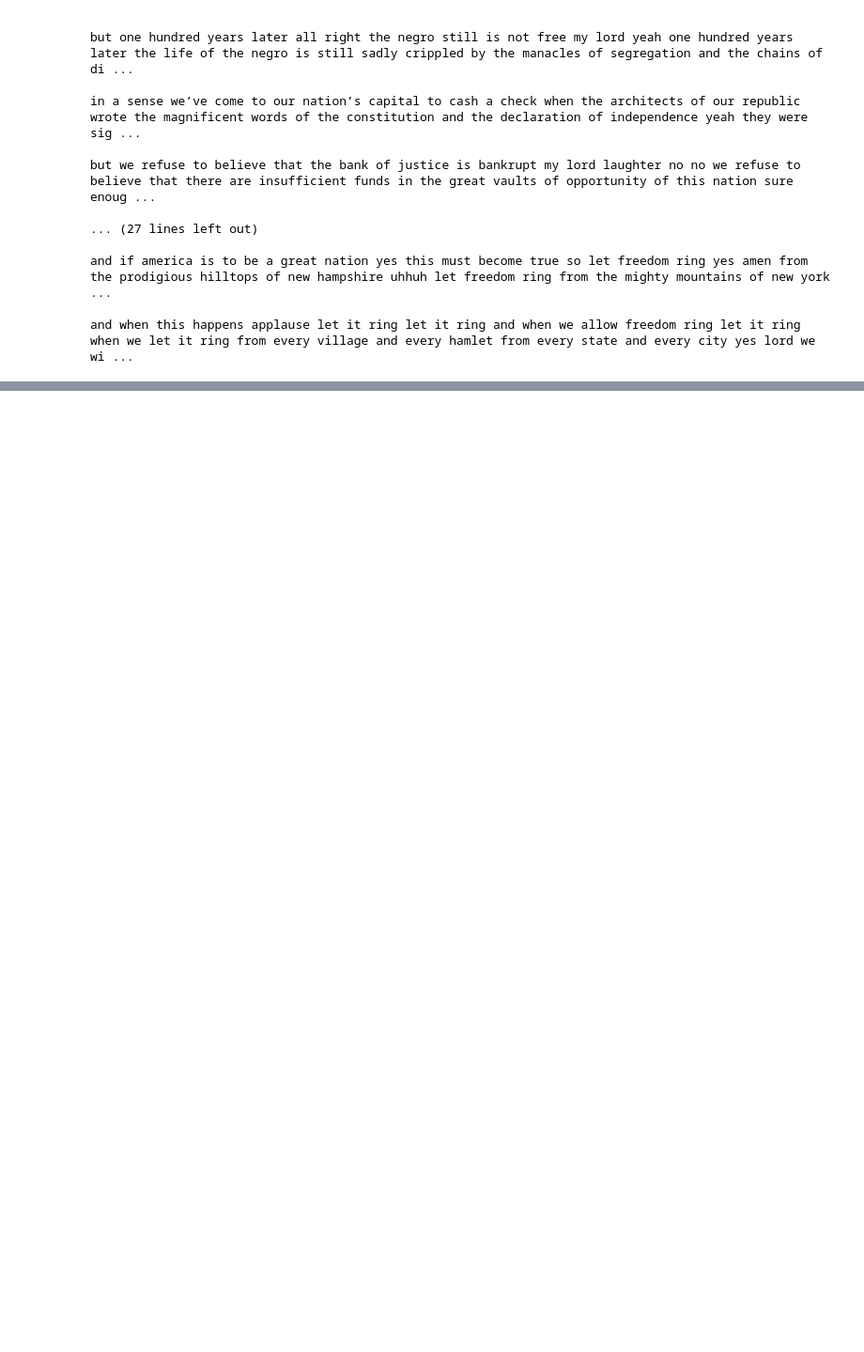
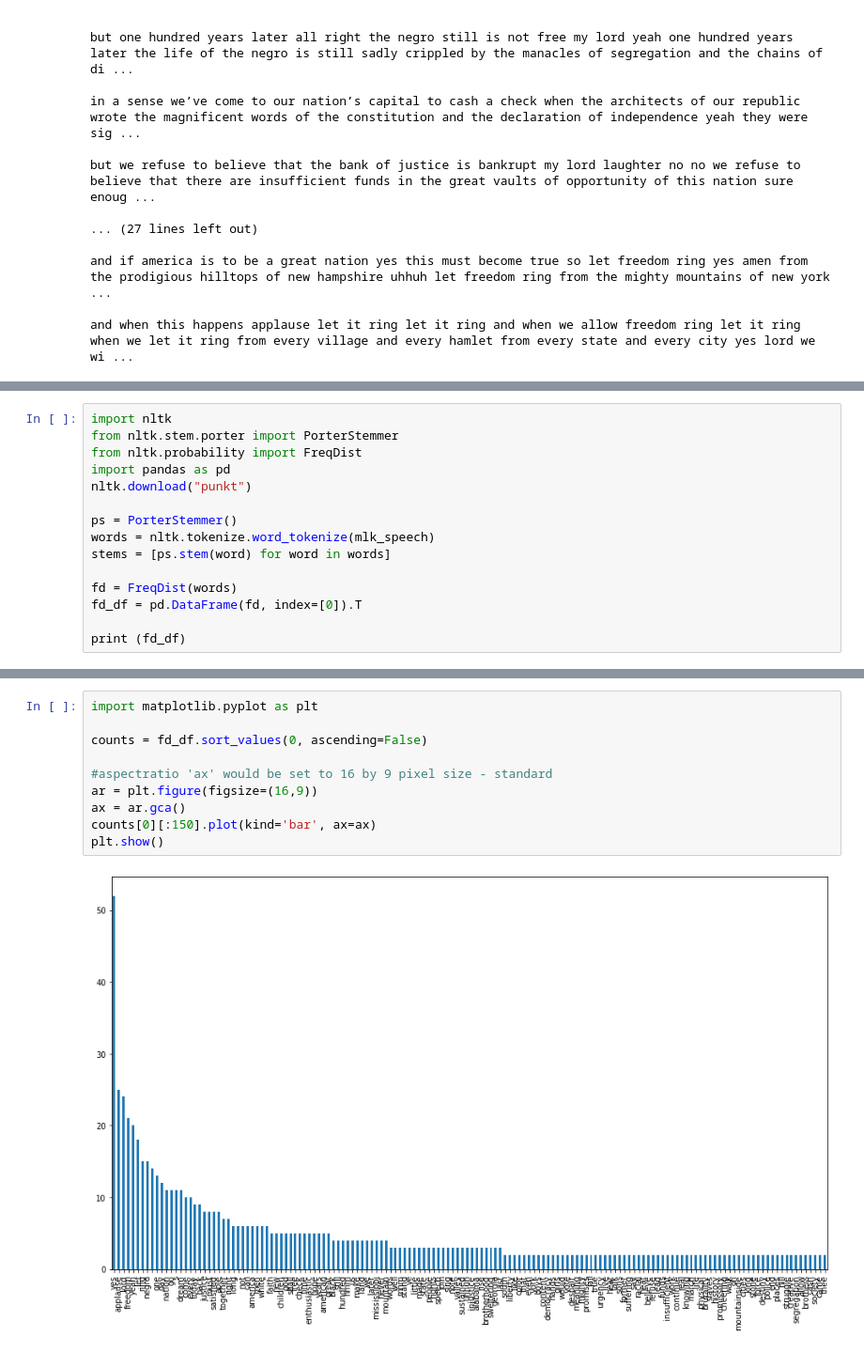
Before and after one commit to vnapasupathi/aiml, a Jupyter notebook: textAnalytics_textProcessing.ipynb, the cells around one changed output, grey strips where cells are left out. Shown at 94% size. Drawn from its saved outputs; the diff is of its cells as text; blank space fills up the shorter version.

```diff
--- a/textAnalytics_textProcessing.ipynb
+++ b/textAnalytics_textProcessing.ipynb
@@ -88 +88,16 @@ print (mlk_speech)
 iconic speech lincoln memorial march washington jobs freedom king urged america make real promises democracy king synthesized portions earlier speeches capture necessity change potential hope american ...
+# %%
+import nltk
+from nltk.stem.porter import PorterStemmer
+from nltk.probability import FreqDist
+import pandas as pd
+nltk.download("punkt")
+
+ps = PorterStemmer()
+words = nltk.tokenize.word_tokenize(mlk_speech)
+stems = [ps.stem(word) for word in words]
+
+fd = FreqDist(words)
+fd_df = pd.DataFrame(fd, index=[0]).T
+
+print (fd_df)
@@ -88,0 +121,12 @@ iconic speech lincoln memorial march washington jobs freedom king urged america
+# %%
+import matplotlib.pyplot as plt
+
+counts = fd_df.sort_values(0, ascending=False)
+
+#aspectratio 'ax' would be set to 16 by 9 pixel size - standard
+ar = plt.figure(figsize=(16,9))
+ax = ar.gca()
+counts[0][:150].plot(kind='bar', ax=ax)
+plt.show()
+# %% [output]
+[figure, added]
```
Also changed, not shown: parts of 2 cells of this notebook.
